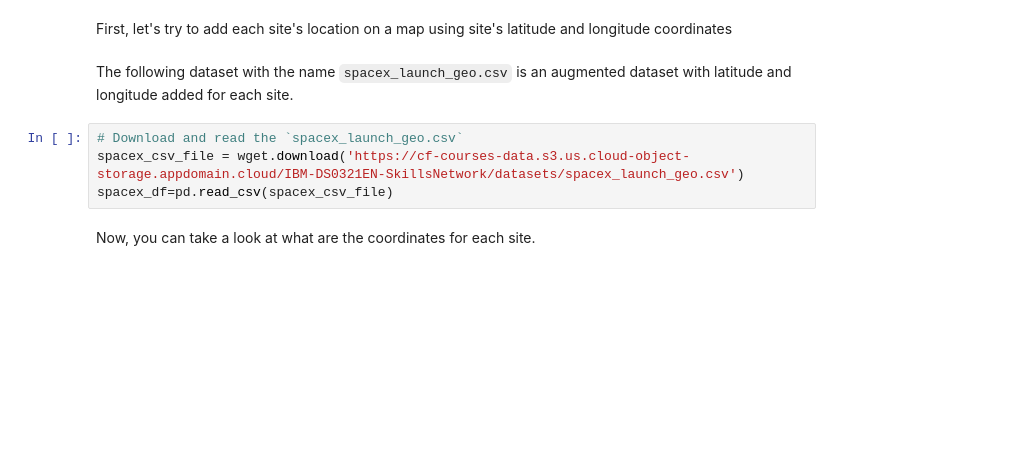
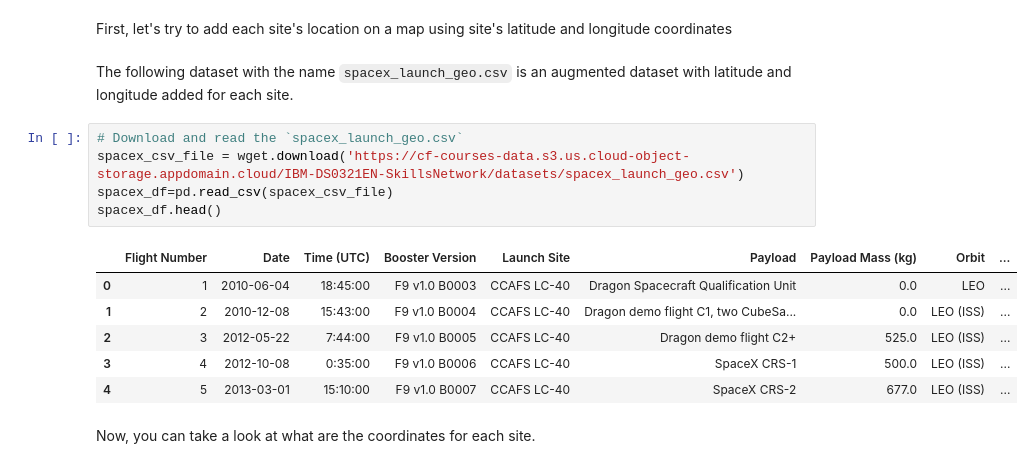
Before and after one commit to buyu151/Applied-Data-Science-Capstone-Eduardo-Nicolas-Schulz, a Jupyter notebook: Complete the Interactive Visual Analytics Folium.ipynb, the cells around one changed output. Saved outputs shown, nothing was run; the diff lists cells and outputs as text; blank space fills up the shorter version.

```diff
--- a/Complete the Interactive Visual Analytics Folium.ipynb
+++ b/Complete the Interactive Visual Analytics Folium.ipynb
@@ -49,7 +61,15 @@ The following dataset with the name `spacex_launch_geo.csv` is an augmented data
 # %%
 # Download and read the `spacex_launch_geo.csv`
 spacex_csv_file = wget.download('https://cf-courses-data.s3.us.cloud-object-storage.appdomain.cloud/IBM-DS0321EN-SkillsNetwork/datasets/spacex_launch_geo.csv')
 spacex_df=pd.read_csv(spacex_csv_file)
+spacex_df.head()
+# %% [output]
+|  | Flight Number | Date | Time (UTC) | Booster Version | Launch Site | Payload | Payload Mass (kg) | Orbit | ... |
+| 0 | 1 | 2010-06-04 | 18:45:00 | F9 v1.0 B0003 | CCAFS LC-40 | Dragon Spacecraft Qualification Unit | 0.0 | LEO | ... |
+| 1 | 2 | 2010-12-08 | 15:43:00 | F9 v1.0 B0004 | CCAFS LC-40 | Dragon demo flight C1, two CubeSa... | 0.0 | LEO (ISS) | ... |
+| 2 | 3 | 2012-05-22 | 7:44:00 | F9 v1.0 B0005 | CCAFS LC-40 | Dragon demo flight C2+ | 525.0 | LEO (ISS) | ... |
+| 3 | 4 | 2012-10-08 | 0:35:00 | F9 v1.0 B0006 | CCAFS LC-40 | SpaceX CRS-1 | 500.0 | LEO (ISS) | ... |
+| 4 | 5 | 2013-03-01 | 15:10:00 | F9 v1.0 B0007 | CCAFS LC-40 | SpaceX CRS-2 | 677.0 | LEO (ISS) | ... |
 # %% [markdown]
 Now, you can take a look at what are the coordinates for each site.
 # %%
```
Also changed, not shown: parts of 20 cells of this notebook.
